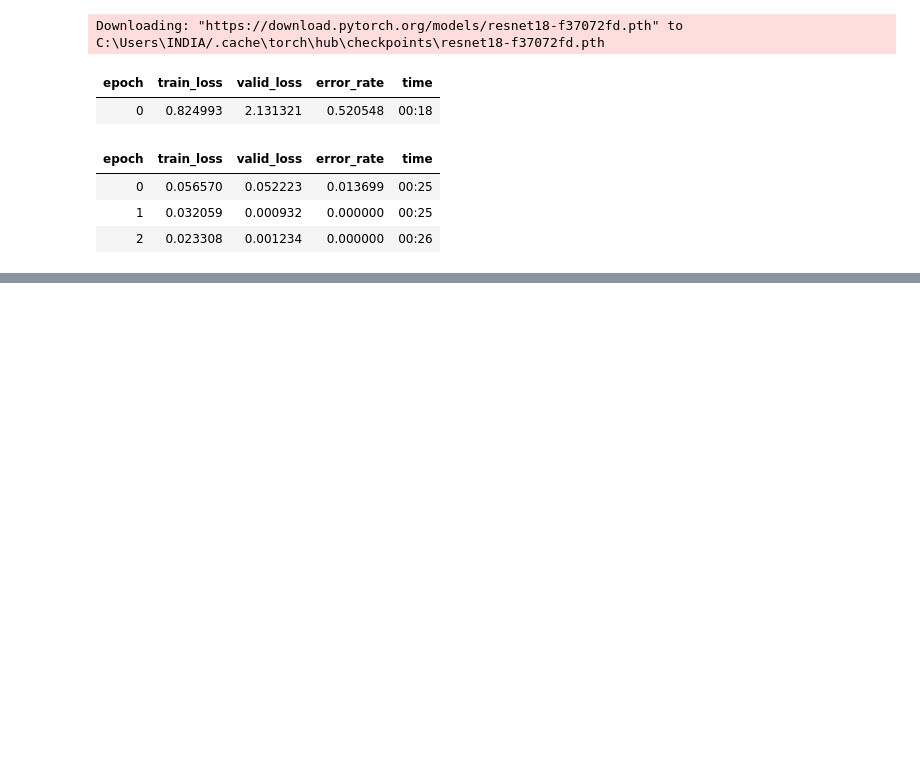
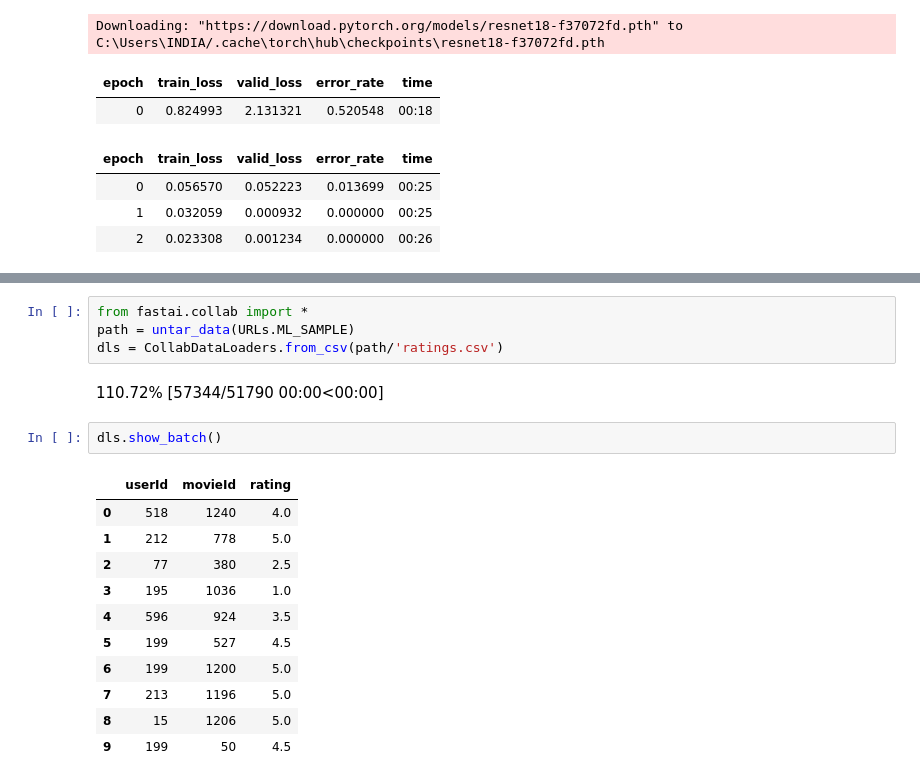
Before and after one commit to khushi-tulsiyan/fastai-course-notebooks, a Jupyter notebook: ep1.ipynb, the cells around one changed output, grey strips where cells are left out. Cells and saved outputs as stored; diff of their text form; blank space fills up the shorter version.

```diff
--- a/ep1.ipynb
+++ b/ep1.ipynb
@@ -75,0 +141,20 @@ print(f"Probability it's a bird: {probs[0]:.4f}")
+# %%
+from fastai.collab import *
+path = untar_data(URLs.ML_SAMPLE)
+dls = CollabDataLoaders.from_csv(path/'ratings.csv')
+# %% [output]
+110.72% [57344/51790 00:00<00:00]
+# %%
+dls.show_batch()
+# %% [output]
+|  | userId | movieId | rating |
+| 0 | 518 | 1240 | 4.0 |
+| 1 | 212 | 778 | 5.0 |
+| 2 | 77 | 380 | 2.5 |
+| 3 | 195 | 1036 | 1.0 |
+| 4 | 596 | 924 | 3.5 |
+| 5 | 199 | 527 | 4.5 |
+| 6 | 199 | 1200 | 5.0 |
+| 7 | 213 | 1196 | 5.0 |
+| 8 | 15 | 1206 | 5.0 |
+| 9 | 199 | 50 | 4.5 |
```
Also changed, not shown: parts of 6 cells of this notebook, 2 other files.
